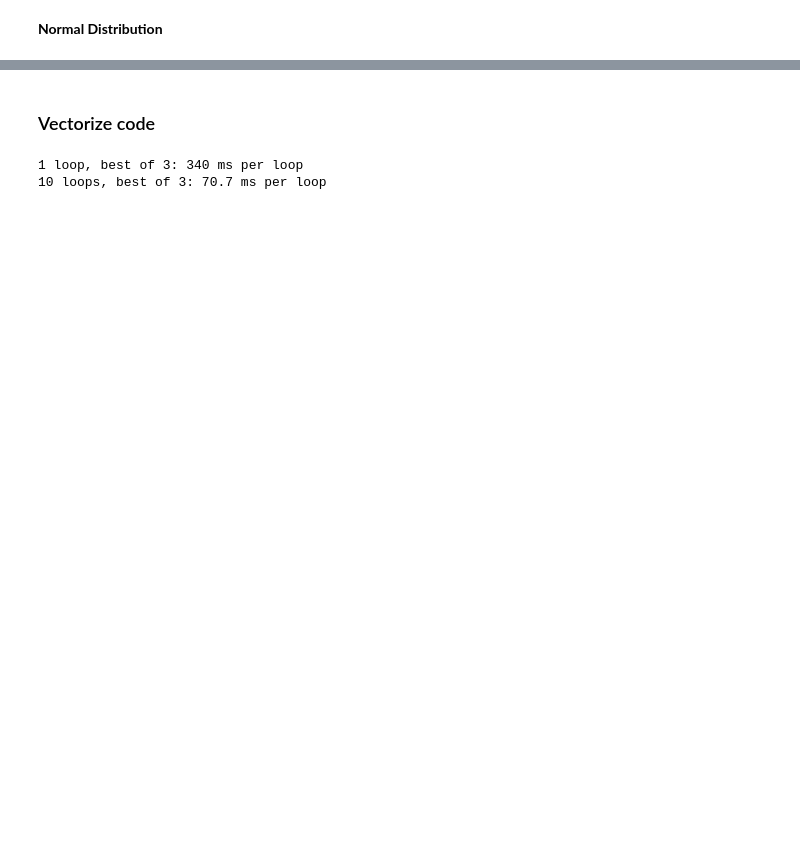
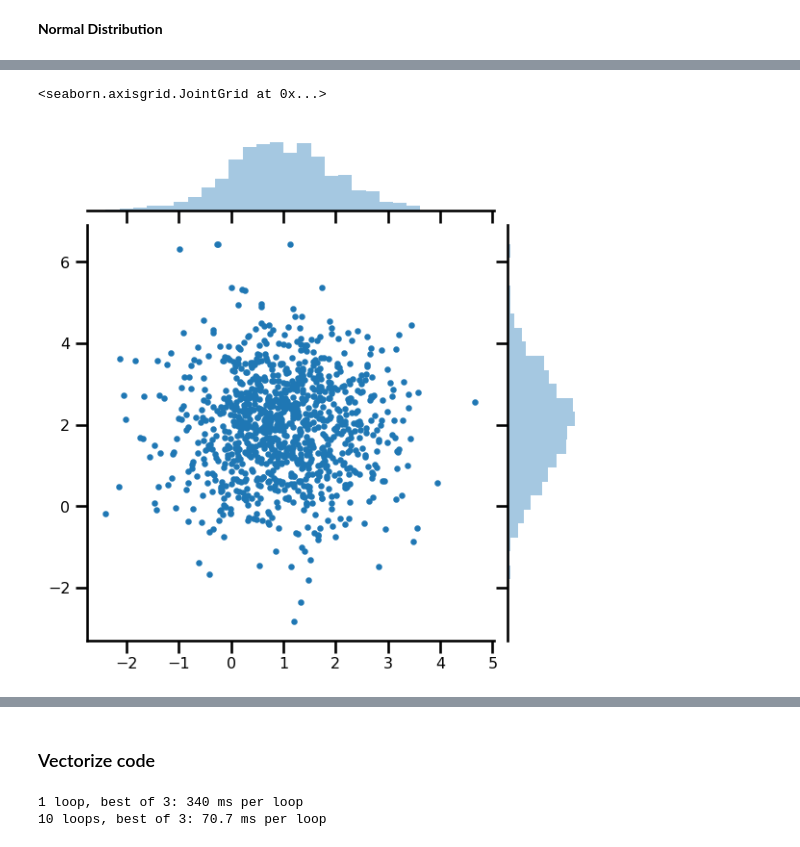
Before and after one commit to ayushmangupta/TF2, a Jupyter notebook: TFP_1.ipynb, the cells around one changed output, grey strips where cells are left out. Saved outputs shown, nothing was run; the diff lists cells and outputs as text; code cells hidden in the pictures; blank space fills up the shorter version.

```diff
--- a/TFP_1.ipynb
+++ b/TFP_1.ipynb
@@ -44,0 +150,5 @@ plt.hist(norm_dist.sample(1000),bins=50);
+# %%
+sns.jointplot(mv_samples[:,0],mv_samples[:,1],kind="scatter",s=10)
+# %% [output]
+<seaborn.axisgrid.JointGrid at 0x...>
+[figure, added]
```
Also changed, not shown: parts of 21 cells of this notebook.
